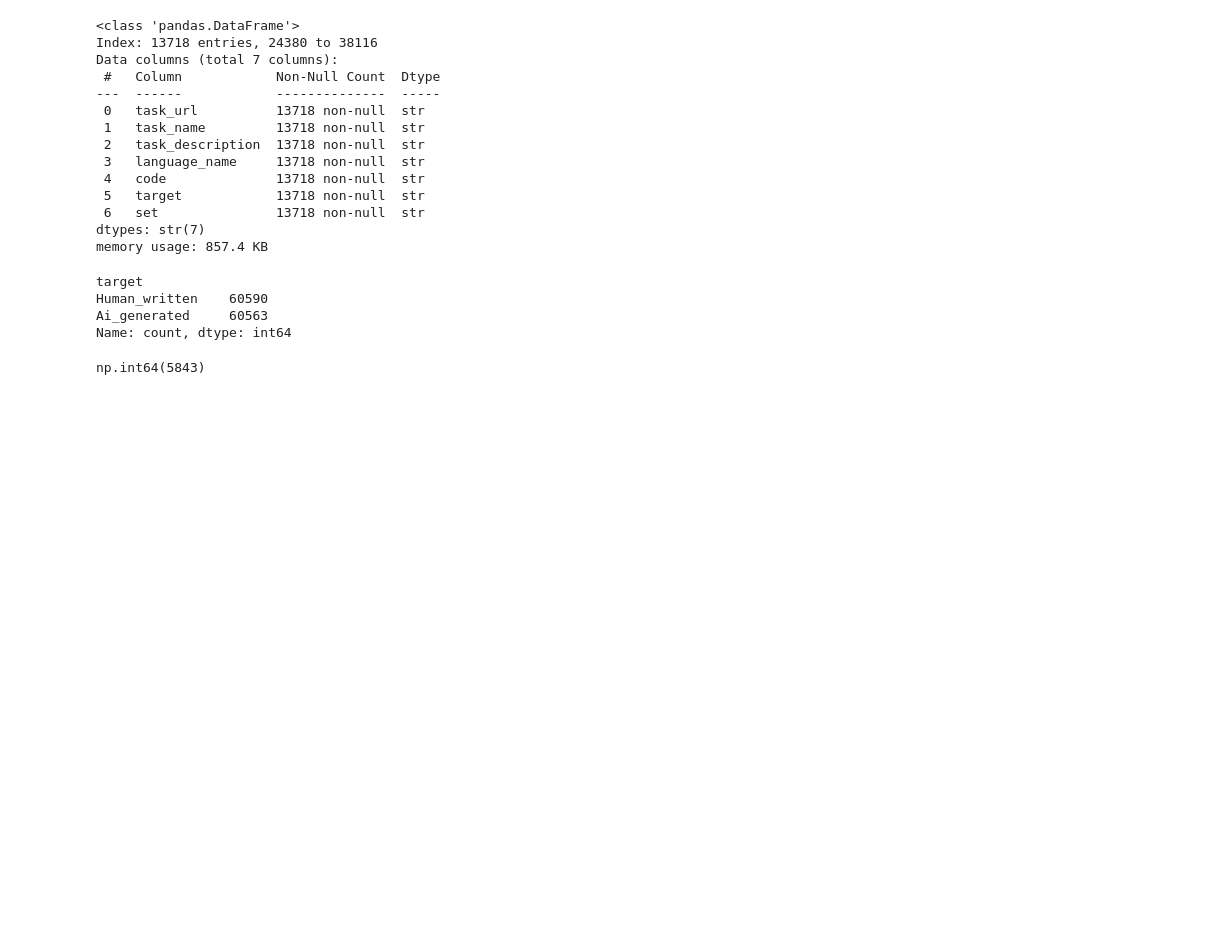
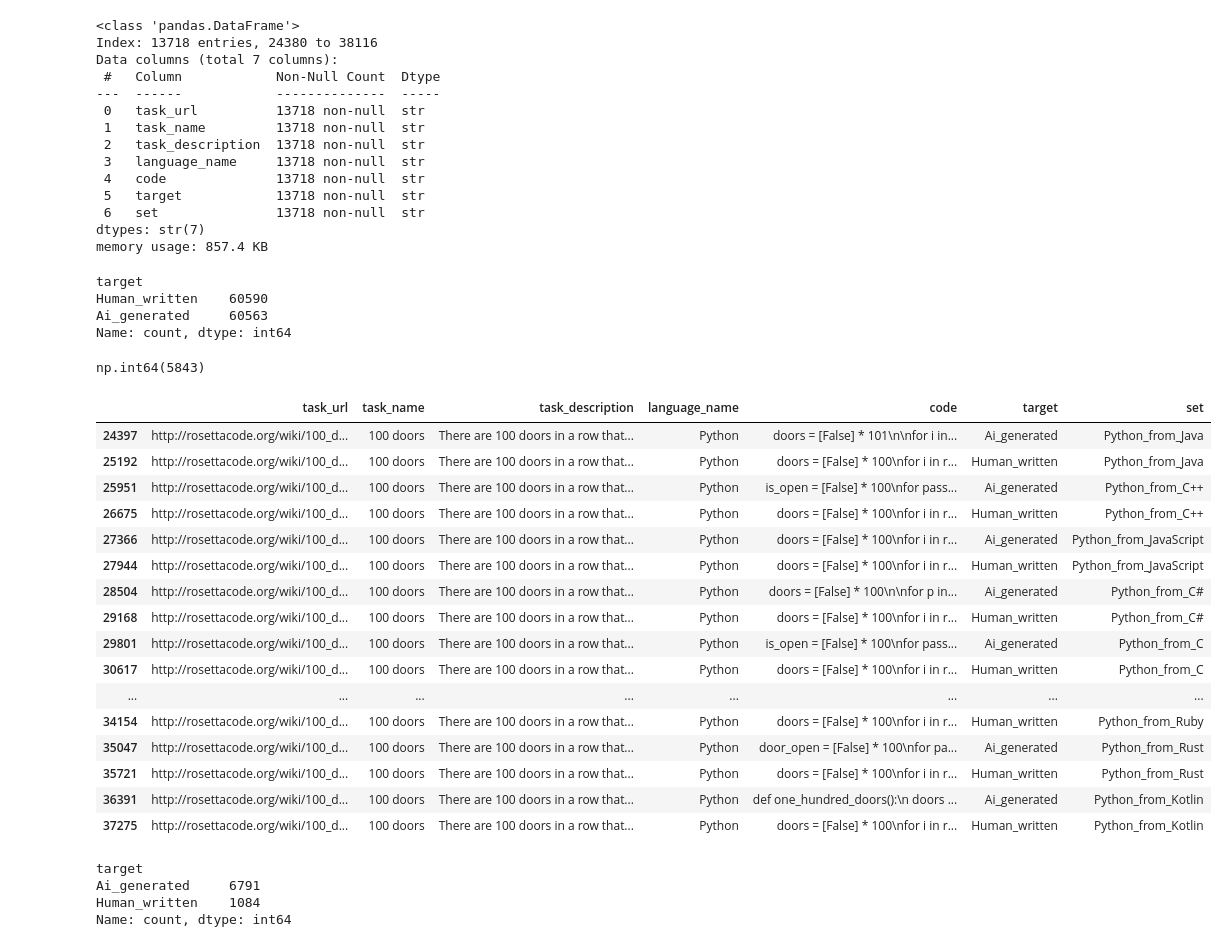
Before and after one commit to elunacado/RETO_TC3002B.201, a Jupyter notebook: EDA.ipynb, the cells around one changed output. Saved outputs shown, nothing was run; the diff lists cells and outputs as text; code cells hidden in the pictures; blank space fills up the shorter version.

```diff
--- a/EDA.ipynb
+++ b/EDA.ipynb
@@ -146,3 +146,27 @@ Name: count, dtype: int64
 df_python["code"].duplicated().sum()
 # %% [output]
 np.int64(5843)
+# %%
+# Filtrar las filas donde 'task_name' es '100 doors'
+doors_df = df_python[df_python['task_name'] == '100 doors']
+
+# Mostrar las primeras filas del nuevo DataFrame
+doors_df.head(20)
+# %% [output]
+|  | task_url | task_name | task_description | language_name | code | target | set |
+| 24397 | http://rosettacode.org/wiki/100_d... | 100 doors | There are 100 doors in a row that... | Python | doors = [False] * 101\n\nfor i in... | Ai_generated | Python_from_Java |
+| 25192 | http://rosettacode.org/wiki/100_d... | 100 doors | There are 100 doors in a row that... | Python | doors = [False] * 100\nfor i in r... | Human_written | Python_from_Java |
+| 25951 | http://rosettacode.org/wiki/100_d... | 100 doors | There are 100 doors in a row that... | Python | is_open = [False] * 100\nfor pass... | Ai_generated | Python_from_C++ |
+| 26675 | http://rosettacode.org/wiki/100_d... | 100 doors | There are 100 doors in a row that... | Python | doors = [False] * 100\nfor i in r... | Human_written | Python_from_C++ |
+| 27366 | http://rosettacode.org/wiki/100_d... | 100 doors | There are 100 doors in a row that... | Python | doors = [False] * 100\nfor i in r... | Ai_generated | Python_from_JavaScript |
+| 27944 | http://rosettacode.org/wiki/100_d... | 100 doors | There are 100 doors in a row that... | Python | doors = [False] * 100\nfor i in r... | Human_written | Python_from_JavaScript |
+| 28504 | http://rosettacode.org/wiki/100_d... | 100 doors | There are 100 doors in a row that... | Python | doors = [False] * 100\n\nfor p in... | Ai_generated | Python_from_C# |
+| 29168 | http://rosettacode.org/wiki/100_d... | 100 doors | There are 100 doors in a row that... | Python | doors = [False] * 100\nfor i in r... | Human_written | Python_from_C# |
+| 29801 | http://rosettacode.org/wiki/100_d... | 100 doors | There are 100 doors in a row that... | Python | is_open = [False] * 100\nfor pass... | Ai_generated | Python_from_C |
+| 30617 | http://rosettacode.org/wiki/100_d... | 100 doors | There are 100 doors in a row that... | Python | doors = [False] * 100\nfor i in r... | Human_written | Python_from_C |
+| ... | ... | ... | ... | ... | ... | ... | ... |
+| 34154 | http://rosettacode.org/wiki/100_d... | 100 doors | There are 100 doors in a row that... | Python | doors = [False] * 100\nfor i in r... | Human_written | Python_from_Ruby |
+| 35047 | http://rosettacode.org/wiki/100_d... | 100 doors | There are 100 doors in a row that... | Python | door_open = [False] * 100\nfor pa... | Ai_generated | Python_from_Rust |
+| 35721 | http://rosettacode.org/wiki/100_d... | 100 doors | There are 100 doors in a row that... | Python | doors = [False] * 100\nfor i in r... | Human_written | Python_from_Rust |
+| 36391 | http://rosettacode.org/wiki/100_d... | 100 doors | There are 100 doors in a row that... | Python | def one_hundred_doors():\n doors ... | Ai_generated | Python_from_Kotlin |
+| 37275 | http://rosettacode.org/wiki/100_d... | 100 doors | There are 100 doors in a row that... | Python | doors = [False] * 100\nfor i in r... | Human_written | Python_from_Kotlin |
@@ -148,0 +175,7 @@ np.int64(5843)
+# %%
+df_python["target"].value_counts()
+# %% [output]
+target
+Ai_generated     6791
+Human_written    1084
+Name: count, dtype: int64
```
Also changed, not shown: parts of 4 cells of this notebook.
